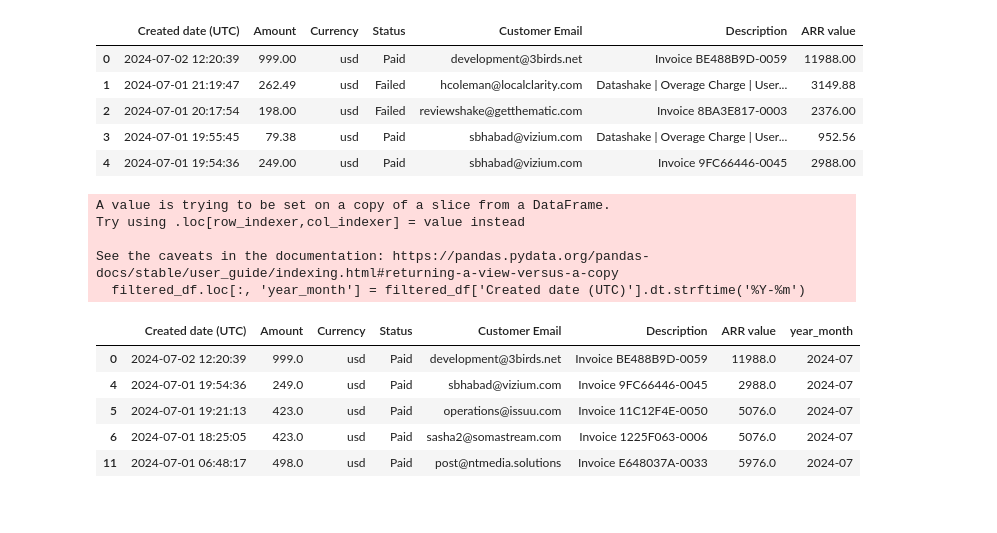
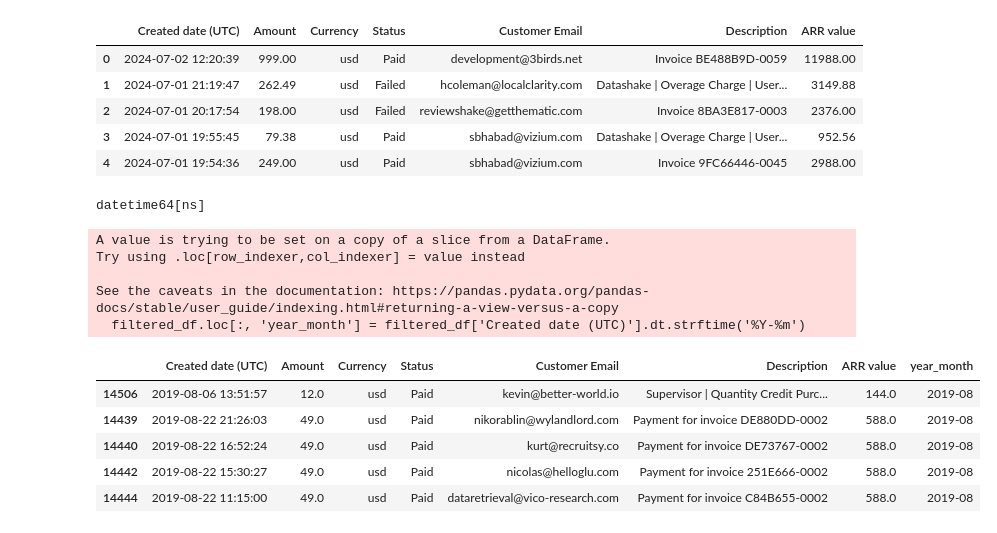
Before and after one commit to eduardogn/jupyter_notebook_projects, a Jupyter notebook: csv_test.ipynb, the cells around one changed output. Saved outputs shown, nothing was run; the diff lists cells and outputs as text; code cells hidden in the pictures.

```diff
--- a/csv_test.ipynb
+++ b/csv_test.ipynb
@@ -16,6 +16,8 @@ file_path = '/content/drive/My Drive/payments.csv'
 # Step 4: Read the CSV file into a pandas DataFrame
 df = pd.read_csv(file_path)
 
+df['Created date (UTC)'] = pd.to_datetime(df['Created date (UTC)'], errors='coerce')
+
 # Display the first few rows of the DataFrame
 df.head()
 # %% [output]
@@ -43,23 +46,26 @@ new_df.head()
 # %%
 pattern1 = "Overage"
 filtered_df = new_df[(new_df['Status'] == 'Paid')  &
     ~new_df['Description'].str.contains(pattern1, case=False, na=False)]
 
 filtered_df.loc[:, 'Created date (UTC)'] = pd.to_datetime(filtered_df['Created date (UTC)'])
+print(filtered_df['Created date (UTC)'].dtype)
 filtered_df.loc[:, 'year_month'] = filtered_df['Created date (UTC)'].dt.strftime('%Y-%m')
+filtered_df = filtered_df.sort_values(by='year_month')
 filtered_df.head()
 # %% [output]
-A value is trying to be set on a copy of a slice from a DataFrame.
-Try using .loc[row_indexer,col_indexer] = value instead
-
-See the caveats in the documentation: https://pandas.pydata.org/pandas-docs/stable/user_guide/indexing.html#returning-a-view-versus-a-copy
-  filtered_df.loc[:, 'year_month'] = filtered_df['Created date (UTC)'].dt.strftime('%Y-%m')
+datetime64[ns]
+A value is trying to be set on a copy of a slice from a DataFrame.
+Try using .loc[row_indexer,col_indexer] = value instead
+
+See the caveats in the documentation: https://pandas.pydata.org/pandas-docs/stable/user_guide/indexing.html#returning-a-view-versus-a-copy
+  filtered_df.loc[:, 'year_month'] = filtered_df['Created date (UTC)'].dt.strftime('%Y-%m')
 |  | Created date (UTC) | Amount | Currency | Status | Customer Email | Description | ARR value | year_month |
-| 0 | 2024-07-02 12:20:39 | 999.0 | usd | Paid | development@3birds.net | Invoice BE488B9D-0059 | 11988.0 | 2024-07 |
-| 4 | 2024-07-01 19:54:36 | 249.0 | usd | Paid | sbhabad@vizium.com | Invoice 9FC66446-0045 | 2988.0 | 2024-07 |
-| 5 | 2024-07-01 19:21:13 | 423.0 | usd | Paid | operations@issuu.com | Invoice 11C12F4E-0050 | 5076.0 | 2024-07 |
-| 6 | 2024-07-01 18:25:05 | 423.0 | usd | Paid | sasha2@somastream.com | Invoice 1225F063-0006 | 5076.0 | 2024-07 |
-| 11 | 2024-07-01 06:48:17 | 498.0 | usd | Paid | post@ntmedia.solutions | Invoice E648037A-0033 | 5976.0 | 2024-07 |
+| 14506 | 2019-08-06 13:51:57 | 12.0 | usd | Paid | kevin@better-world.io | Supervisor | Quantity Credit Purc... | 144.0 | 2019-08 |
+| 14439 | 2019-08-22 21:26:03 | 49.0 | usd | Paid | nikorablin@wylandlord.com | Payment for invoice DE880DD-0002 | 588.0 | 2019-08 |
+| 14440 | 2019-08-22 16:52:24 | 49.0 | usd | Paid | kurt@recruitsy.co | Payment for invoice DE73767-0002 | 588.0 | 2019-08 |
+| 14442 | 2019-08-22 15:30:27 | 49.0 | usd | Paid | nicolas@helloglu.com | Payment for invoice 251E666-0002 | 588.0 | 2019-08 |
+| 14444 | 2019-08-22 11:15:00 | 49.0 | usd | Paid | dataretrieval@vico-research.com | Payment for invoice C84B655-0002 | 588.0 | 2019-08 |
 # %%
 plt.figure(figsize=(10, 6))
 x = filtered_df['year_month']
```
Also changed, not shown: parts of 3 cells of this notebook.
